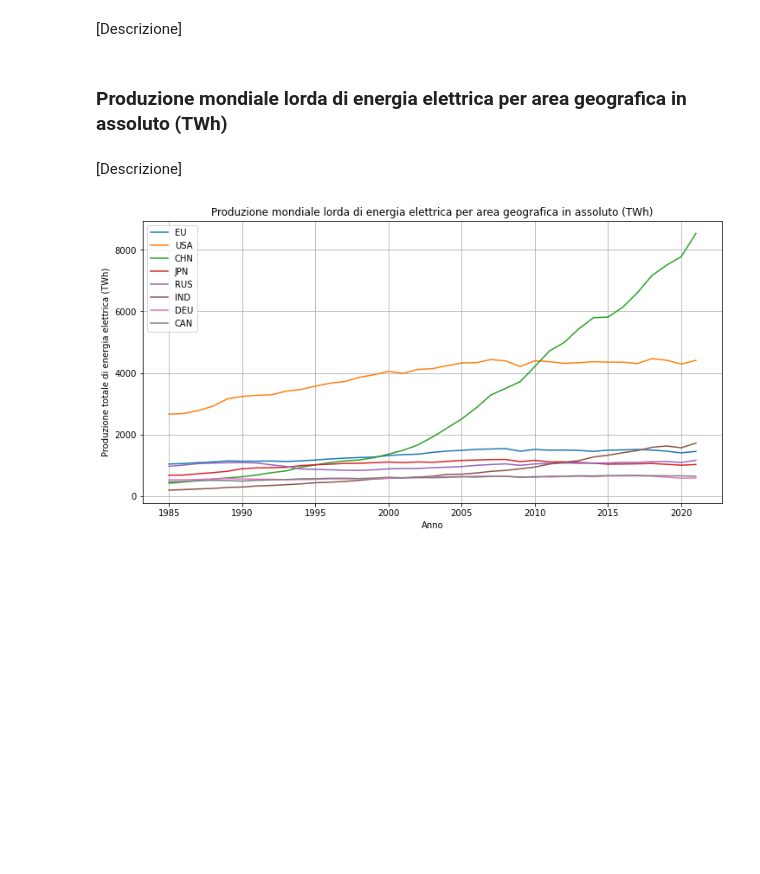
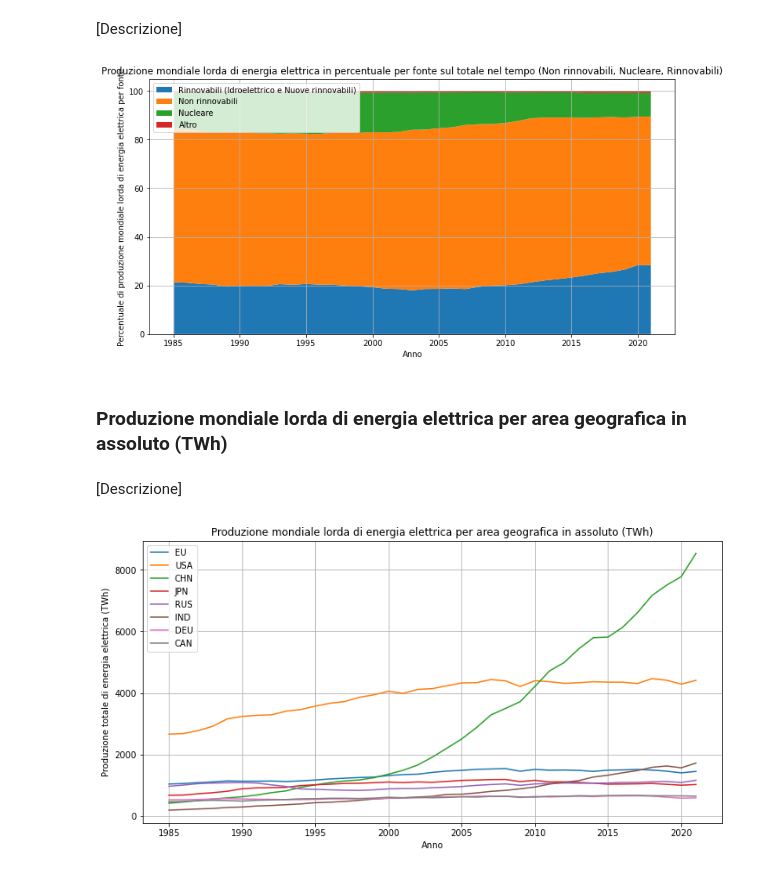
Before and after one commit to mattiamendicino/progetto-scivis, a Jupyter notebook: codice.ipynb, the cells around one changed output. Cells and saved outputs as stored; diff of their text form; code cells hidden in the pictures; blank space fills up the shorter version.

```diff
--- a/codice.ipynb
+++ b/codice.ipynb
@@ -148,7 +167,34 @@ plt.show()
 # %% [markdown]
 [Descrizione]
 # %%
-# Area chart (Non rinnovabili, Rinnovabili, Nucleare, Altro)
+grouped_data = production_data.groupby('Year')[['ElectBy_Coal', 'ElectBy_Gas', 'ElectBy_Hydro', 'ElectBy_Nuclear', 'ElectBy_Oil', 'ElectBy_Other', 'ElectBy_NewRenewables']].sum()
+grouped_data_percentage = grouped_data.divide(grouped_data.sum(axis=1), axis=0) * 100
+
+grouped_data_percentage['NotRenewable'] = grouped_data_percentage['ElectBy_Coal'] + grouped_data_percentage['ElectBy_Gas'] + grouped_data_percentage['ElectBy_Oil']
+grouped_data_percentage['Nuclear'] = grouped_data_percentage['ElectBy_Nuclear']
+grouped_data_percentage['Other'] = grouped_data_percentage['ElectBy_Other']
+grouped_data_percentage['Renewable'] = grouped_data_percentage['ElectBy_Hydro'] + grouped_data_percentage['ElectBy_NewRenewables']
+
+plt.figure(figsize=(12, 6))
+
+x = grouped_data_percentage.index
+y = [grouped_data_percentage['Renewable'],
+     grouped_data_percentage['NotRenewable'],
+     grouped_data_percentage['Nuclear'],
+     grouped_data_percentage['Other']]
+
+labels = ['Rinnovabili (Idroelettrico e Nuove rinnovabili)', 'Non rinnovabili', 'Nucleare', 'Altro']
+
+plt.stackplot(x, y, labels=labels)
+
+plt.xlabel('Anno')
+plt.ylabel('Percentuale di produzione mondiale lorda di energia elettrica per fonte')
+plt.title('Produzione mondiale lorda di energia elettrica in percentuale per fonte sul totale nel tempo (Non rinnovabili, Nucleare, Rinnovabili)')
+plt.legend(loc='upper left')
+plt.grid()
+plt.show()
+# %% [output]
+[figure, added]
 # %% [markdown]
 ### Produzione mondiale lorda di energia elettrica per area geografica in assoluto (TWh)
 # %% [markdown]
```
Also changed, not shown: parts of 1 cell of this notebook.
